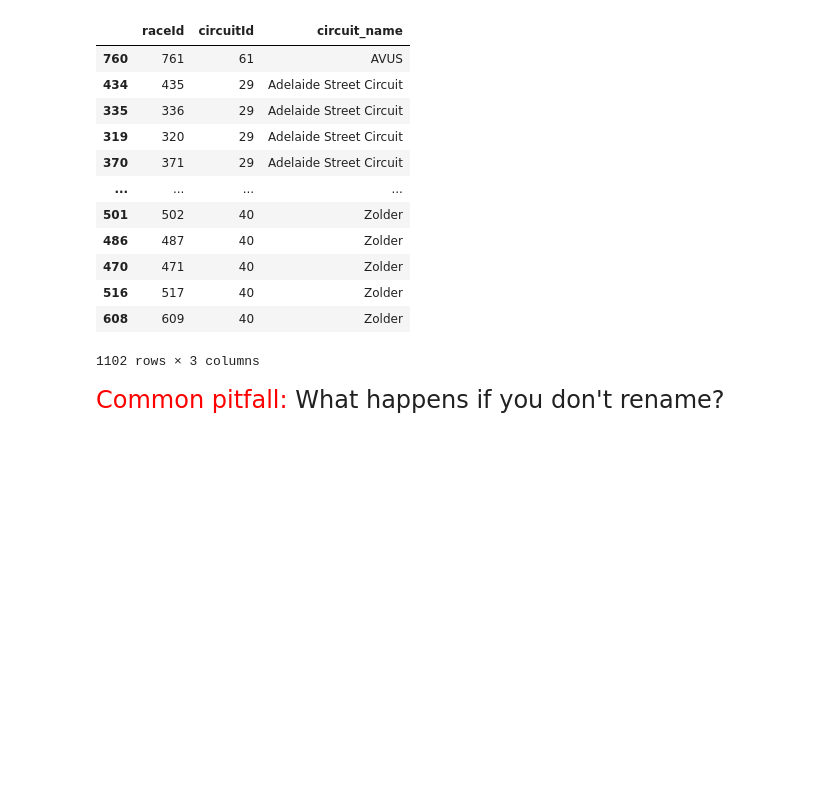
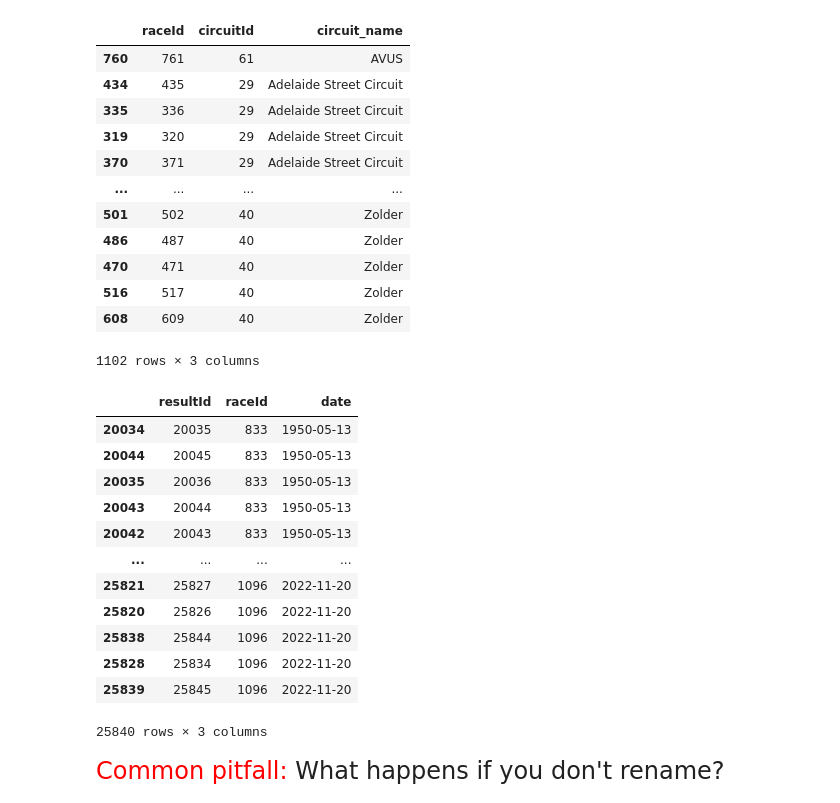
Before and after one commit to sydneywalker1/qtm151spring2023, a Jupyter notebook: Lecture 15/Lecture 15.ipynb, the cells around one changed output. Drawn from its saved outputs; the diff is of its cells as text; code cells hidden in the pictures; blank space fills up the shorter version.

```diff
--- a/Lecture 15/Lecture 15.ipynb
+++ b/Lecture 15/Lecture 15.ipynb
@@ -199,10 +209,26 @@ display(races_merge[["raceId", "circuitId", "circuit_name"]].sort_values(by="cir
 # %%
 # Another example of merging
 
 results_merge = pd.merge(results_raw,
                          races_raw[["raceId","date"]],
                          on = "raceId",
                          how = "left")
+
+display(results_merge[['resultId', 'raceId', 'date']].sort_values(by ='date'))
+# %% [output]
+|  | resultId | raceId | date |
+| 20034 | 20035 | 833 | 1950-05-13 |
+| 20044 | 20045 | 833 | 1950-05-13 |
+| 20035 | 20036 | 833 | 1950-05-13 |
+| 20043 | 20044 | 833 | 1950-05-13 |
+| 20042 | 20043 | 833 | 1950-05-13 |
+| ... | ... | ... | ... |
+| 25821 | 25827 | 1096 | 2022-11-20 |
+| 25820 | 25826 | 1096 | 2022-11-20 |
+| 25838 | 25844 | 1096 | 2022-11-20 |
+| 25828 | 25834 | 1096 | 2022-11-20 |
+| 25839 | 25845 | 1096 | 2022-11-20 |
+25840 rows × 3 columns
 # %% [markdown]
 <font size = "5">
 <span style="color:red"> Common pitfall: </span> What happens if you don't rename?
```
Also changed, not shown: parts of 1 cell of this notebook, 19 other files.
